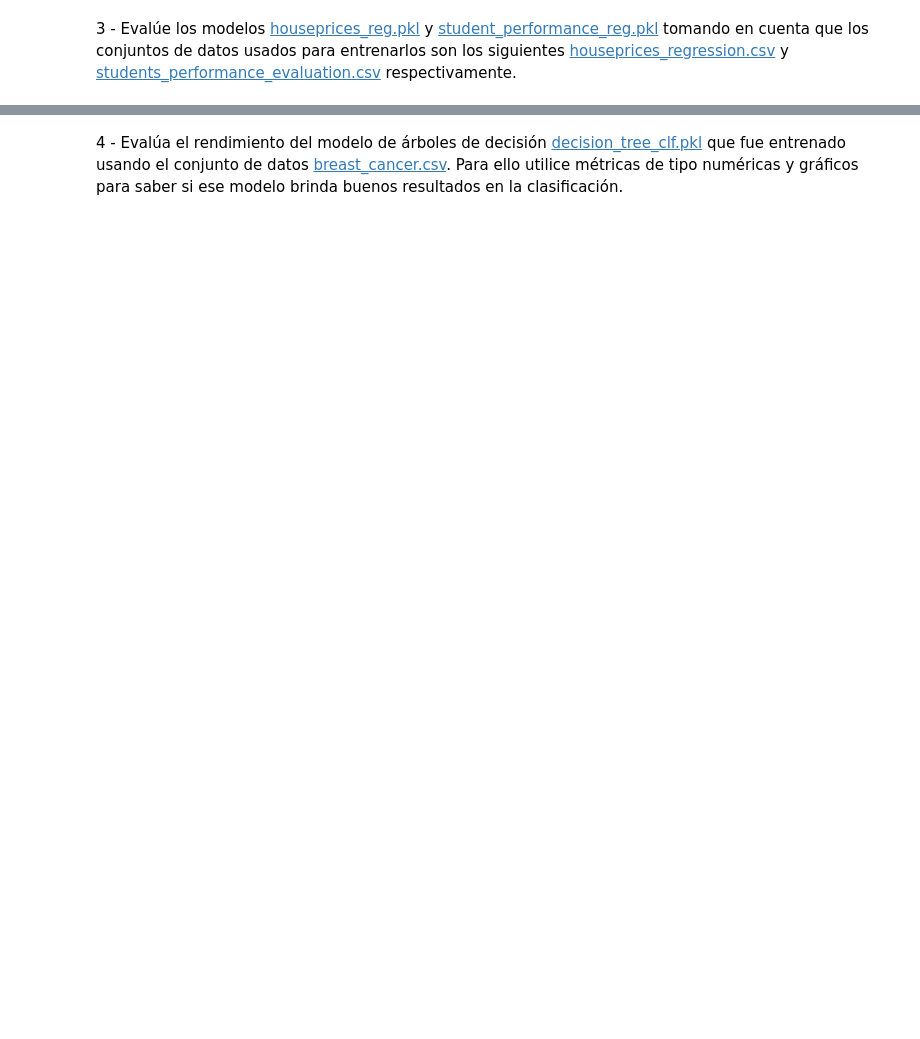
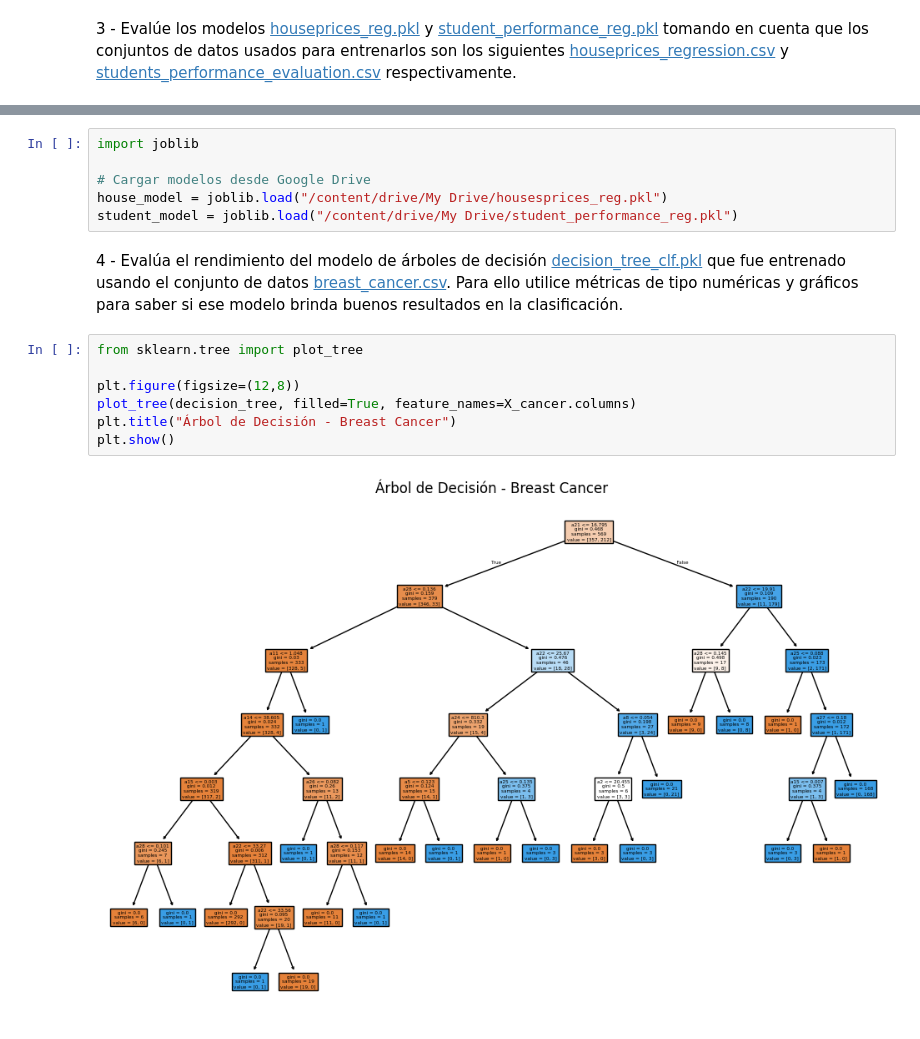
Before and after one commit to Oranys383/-Curso-de-PowerShell, a Jupyter notebook: laboratorio_02_ejercicios.ipynb, the cells around one changed output, grey strips where cells are left out. Drawn from its saved outputs; the diff is of its cells as text; blank space fills up the shorter version.

```diff
--- a/laboratorio_02_ejercicios.ipynb
+++ b/laboratorio_02_ejercicios.ipynb
@@ -82,2 +64,17 @@ uploaded = files.upload()
+# %%
+import joblib
+
+# Cargar modelos desde Google Drive
+house_model = joblib.load("/content/drive/My Drive/housesprices_reg.pkl")
+student_model = joblib.load("/content/drive/My Drive/student_performance_reg.pkl")
 # %% [markdown]
 4 - Evalúa el rendimiento del modelo de árboles de decisión [decision_tree_clf.pkl](https://github.com/aavazquezs/curso_aprendizaje_automatico_UCI_2023/blob/master/saved_models/decision_tree_clf.pkl) que fue entrenado usando el conjunto de datos [breast_cancer.csv](https://github.com/aavazquezs/curso_aprendizaje_automatico_UCI_2023/blob/master/datasets/breast_cancer.csv). Para ello utilice métricas de tipo numéricas y gráficos para saber si ese modelo brinda buenos resultados en la clasificación.
+# %%
+from sklearn.tree import plot_tree
+
+plt.figure(figsize=(12,8))
+plot_tree(decision_tree, filled=True, feature_names=X_cancer.columns)
+plt.title("Árbol de Decisión - Breast Cancer")
+plt.show()
+# %% [output]
+[figure, added]
```
Also changed, not shown: parts of 4 cells of this notebook.
